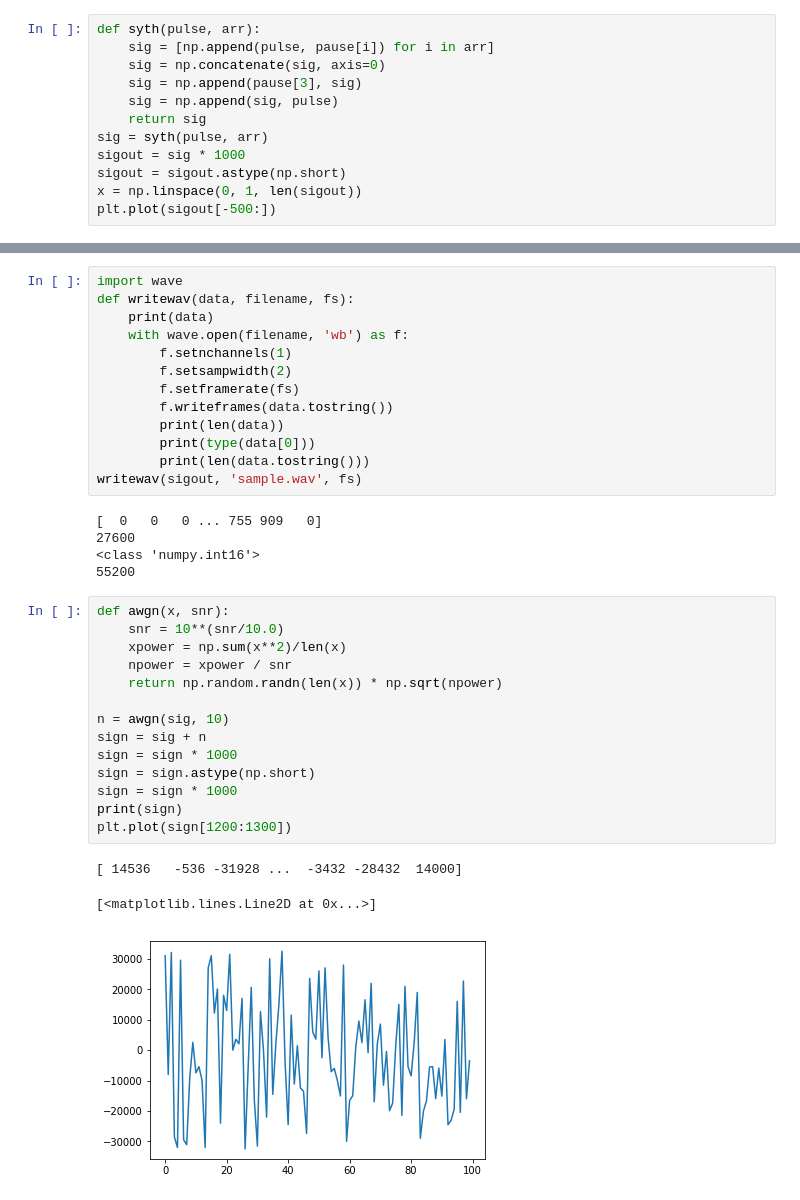
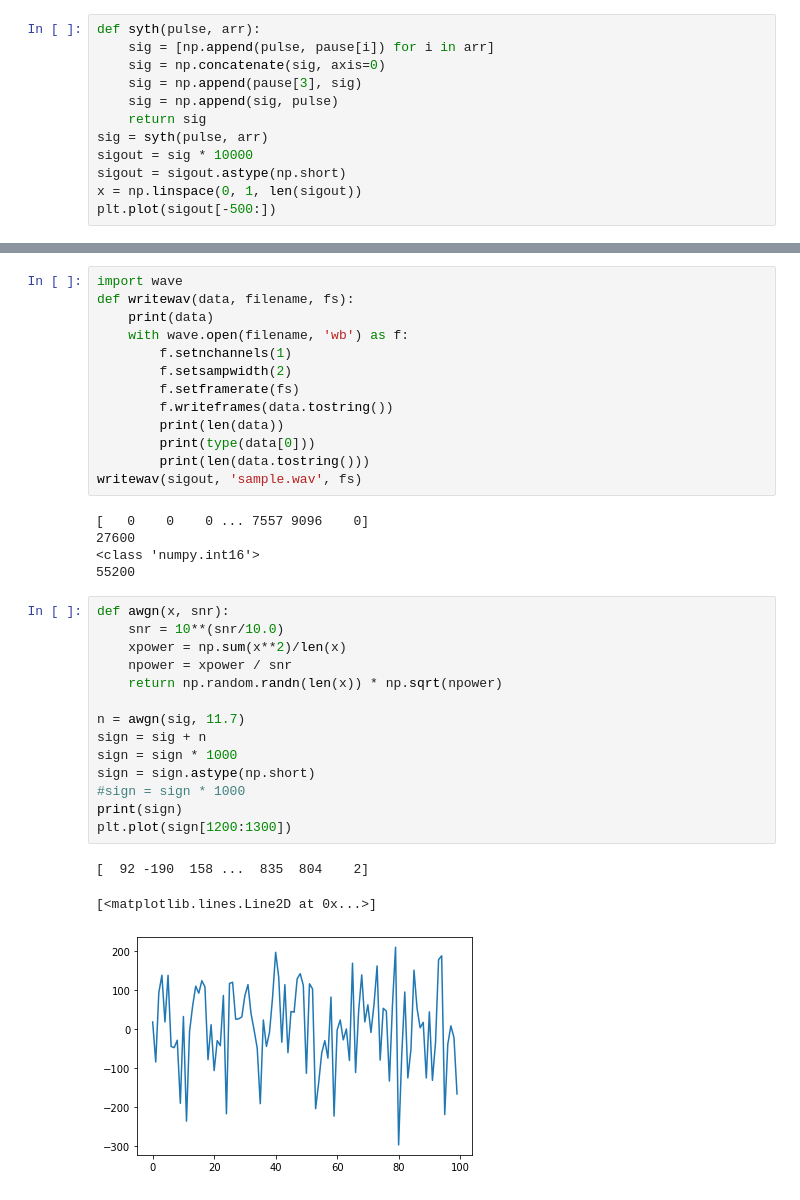
Before and after one commit to agil27/wivi, a Jupyter notebook: modulation.ipynb, the cells around one changed output, grey strips where cells are left out. Cells and saved outputs as stored; diff of their text form.

```diff
--- a/modulation.ipynb
+++ b/modulation.ipynb
@@ -50,7 +50,7 @@ def syth(pulse, arr):
     sig = np.append(sig, pulse)
     return sig
 sig = syth(pulse, arr)
-sigout = sig * 1000
+sigout = sig * 10000
 sigout = sigout.astype(np.short)
 x = np.linspace(0, 1, len(sigout))
 plt.plot(sigout[-500:])
@@ -71,28 +71,28 @@ def writewav(data, filename, fs):
         print(len(data.tostring()))
 writewav(sigout, 'sample.wav', fs)
 # %% [output]
-[  0   0   0 ... 755 909   0]
+[   0    0    0 ... 7557 9096    0]
 27600
 <class 'numpy.int16'>
 55200
 # %%
 def awgn(x, snr):
     snr = 10**(snr/10.0)
     xpower = np.sum(x**2)/len(x)
     npower = xpower / snr
     return np.random.randn(len(x)) * np.sqrt(npower)
 
-n = awgn(sig, 10)
+n = awgn(sig, 11.7)
 sign = sig + n
 sign = sign * 1000
 sign = sign.astype(np.short)
-sign = sign * 1000
+#sign = sign * 1000
 print(sign)
 plt.plot(sign[1200:1300])
 # %% [output]
-[ 14536   -536 -31928 ...  -3432 -28432  14000]
+[  92 -190  158 ...  835  804    2]
 [<matplotlib.lines.Line2D at 0x...>]
-[figure, old version]
+[figure, new version]
 # %%
 writewav(sign, 'noise.wav', fs)
 # %% [output]
```
Also changed, not shown: parts of 4 cells of this notebook, 5 other files.
